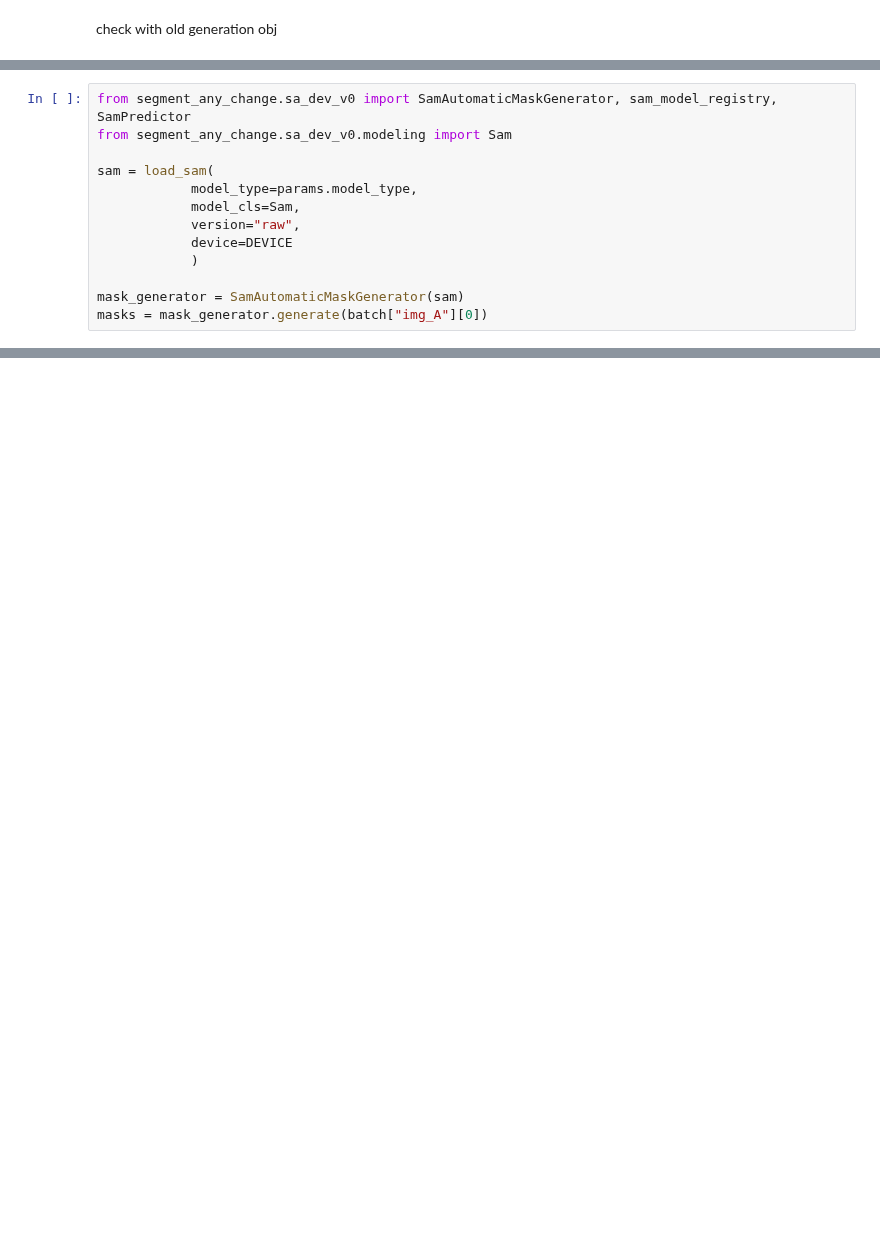
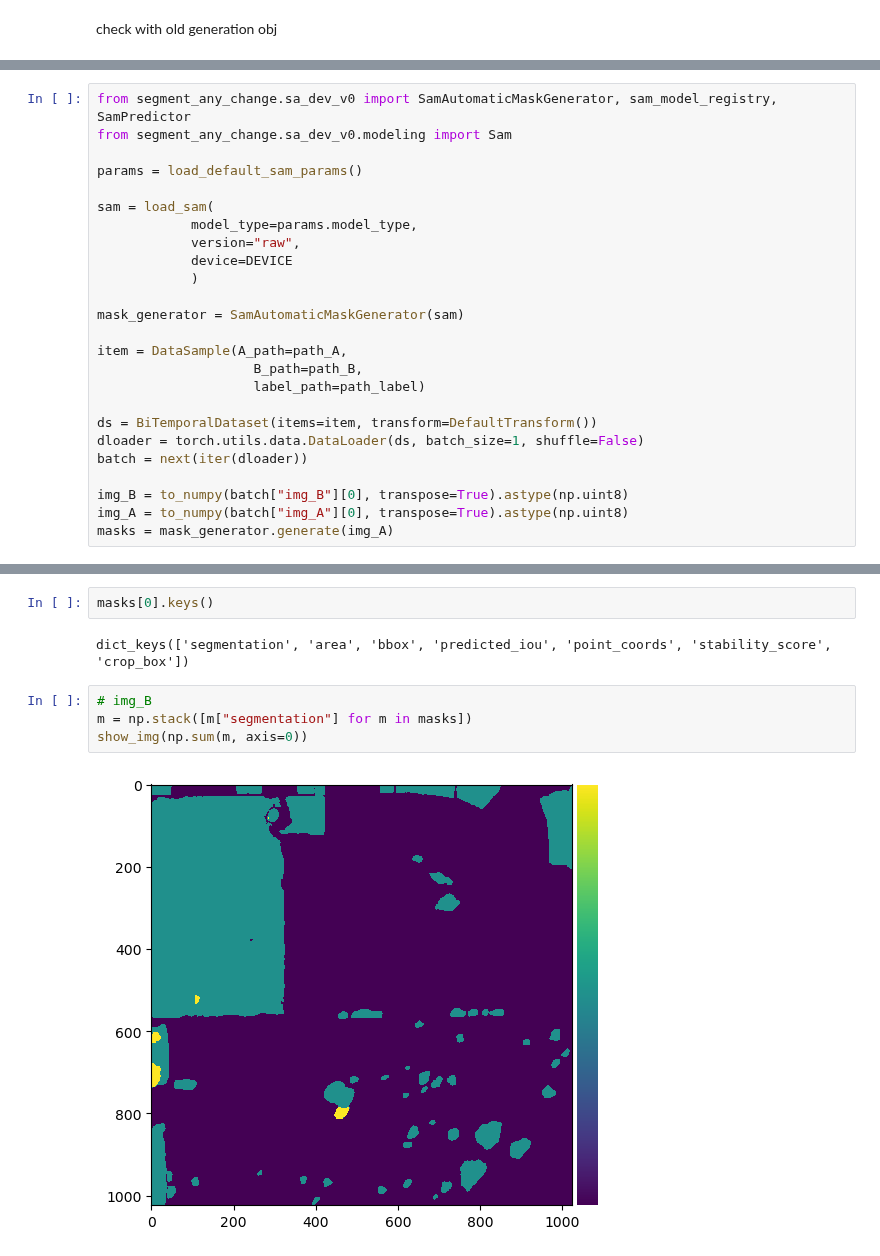
Before and after one commit to brustt/stylo_magique_intership_ign, a Jupyter notebook: notebooks/inference/run_inference.ipynb, the cells around one changed output, grey strips where cells are left out. Cells and saved outputs as stored; diff of their text form; blank space fills up the shorter version.

```diff
--- a/notebooks/inference/run_inference.ipynb
+++ b/notebooks/inference/run_inference.ipynb
@@ -277,13 +351,25 @@ check with old generation obj
 from segment_any_change.sa_dev_v0 import SamAutomaticMaskGenerator, sam_model_registry, SamPredictor
 from segment_any_change.sa_dev_v0.modeling import Sam
 
+params = load_default_sam_params()
+
 sam = load_sam(
             model_type=params.model_type,
-            model_cls=Sam,
             version="raw",
             device=DEVICE
             )
 
 mask_generator = SamAutomaticMaskGenerator(sam)
-masks = mask_generator.generate(batch["img_A"][0])
+
+item = DataSample(A_path=path_A,
+                    B_path=path_B,
+                    label_path=path_label)
+
+ds = BiTemporalDataset(items=item, transform=DefaultTransform())
+dloader = torch.utils.data.DataLoader(ds, batch_size=1, shuffle=False)
+batch = next(iter(dloader))
+
+img_B = to_numpy(batch["img_B"][0], transpose=True).astype(np.uint8)
+img_A = to_numpy(batch["img_A"][0], transpose=True).astype(np.uint8)
+masks = mask_generator.generate(img_A)
 # %% [output]
@@ -290,0 +394,10 @@ TypeError: build_sam_vit_b() got an unexpected keyword argument 'model'
+# %%
+masks[0].keys()
+# %% [output]
+dict_keys(['segmentation', 'area', 'bbox', 'predicted_iou', 'point_coords', 'stability_score', 'crop_box'])
+# %%
+# img_B
+m = np.stack([m["segmentation"] for m in masks])
+show_img(np.sum(m, axis=0))
+# %% [output]
+[figure, added]
```
Also changed, not shown: parts of 23 cells of this notebook, 12 other files.
